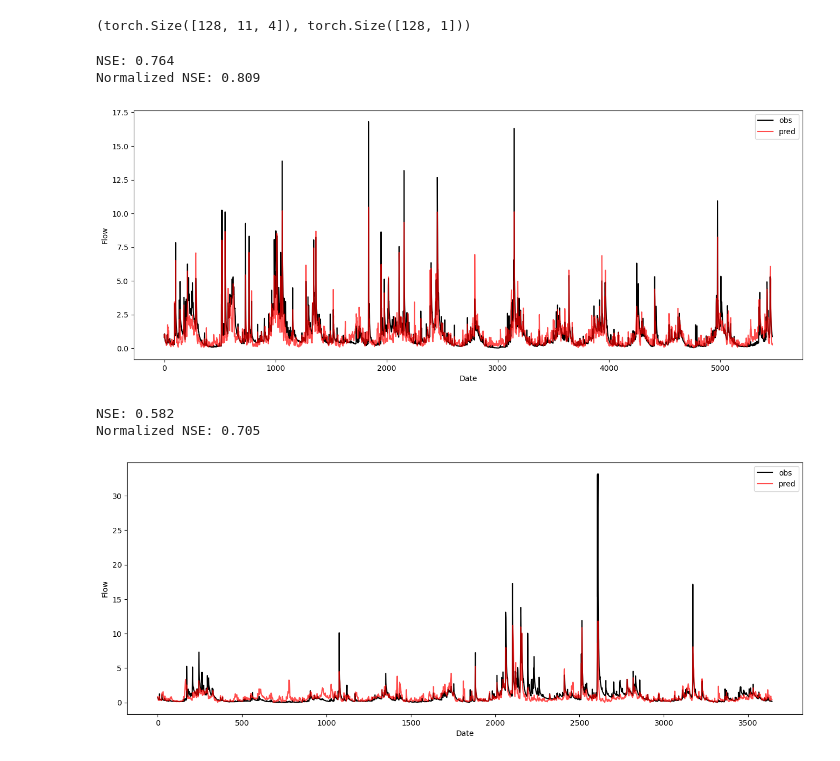
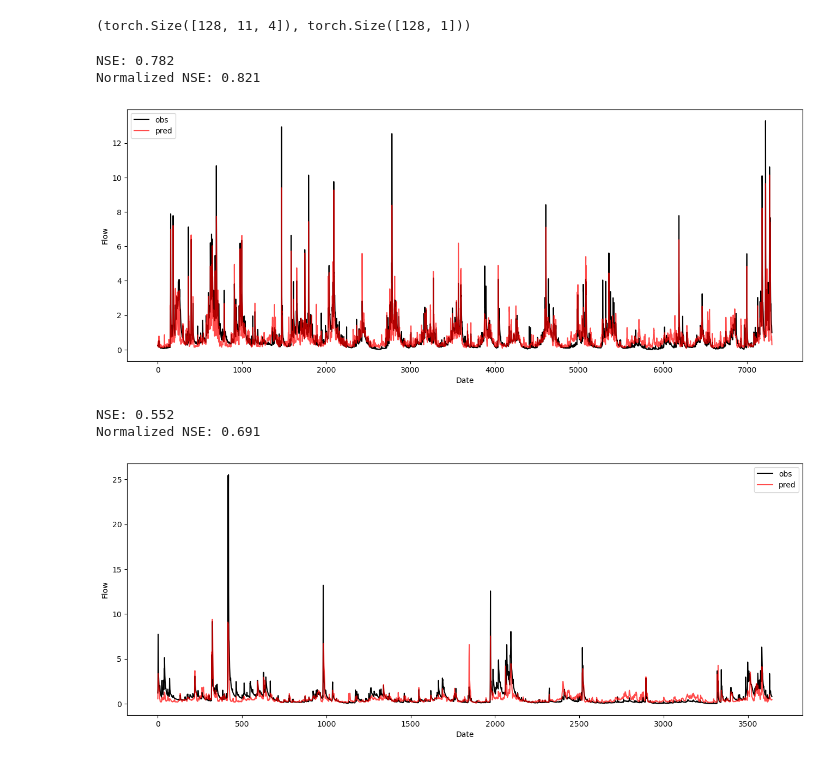
Before and after one commit to arpit-kapoor/hybrid-gr4j, a Jupyter notebook: notebooks/ml/lstm_cotter.ipynb, the cells around one changed output. Saved outputs shown, nothing was run; the diff lists cells and outputs as text; code cells hidden in the pictures.

Commit message:
Run with correct flow in mm

```diff
--- a/notebooks/ml/lstm_cotter.ipynb
+++ b/notebooks/ml/lstm_cotter.ipynb
@@ -17,8 +17,8 @@ from model.ml.lstm import LSTM
 # %%
 WINDOW_SIZE = 10
 # %%
-train_dates = (dt.datetime(1990, 1, 1), dt.datetime(2004, 12, 31))
-val_dates = (dt.datetime(2005, 1, 1), dt.datetime(2014, 12, 31))
+train_dates = (dt.datetime(1991, 1, 1), dt.datetime(2010, 12, 31))
+val_dates = (dt.datetime(2011, 1, 1), dt.datetime(2020, 12, 31))
 
 ds = CotterData('../../dataset/dataconfig.yml', train_dates=train_dates, val_dates=val_dates, keep_z=False, create_seq=True)
 
@@ -150,15 +150,15 @@ def evaluate(model, dl):
 
     return flow_pred, flow
 # %%
-_, _ = evaluate(model, ds.get_dataloader(train=True, shuffle=False))
+flow_pred_train, _ = evaluate(model, ds.get_dataloader(train=True, shuffle=False))
 # %% [output]
-NSE: 0.764
-Normalized NSE: 0.809
+NSE: 0.782
+Normalized NSE: 0.821
-[figure, old version]
+[figure, new version]
 # %%
 flow_pred_val, _ = evaluate(model, ds.get_dataloader(train=False, shuffle=False))
 # %% [output]
-NSE: 0.582
-Normalized NSE: 0.705
+NSE: 0.552
+Normalized NSE: 0.691
-[figure, old version]
+[figure, new version]
 # %%
```
Also changed, not shown: parts of 1 cell of this notebook, 2 other files.
